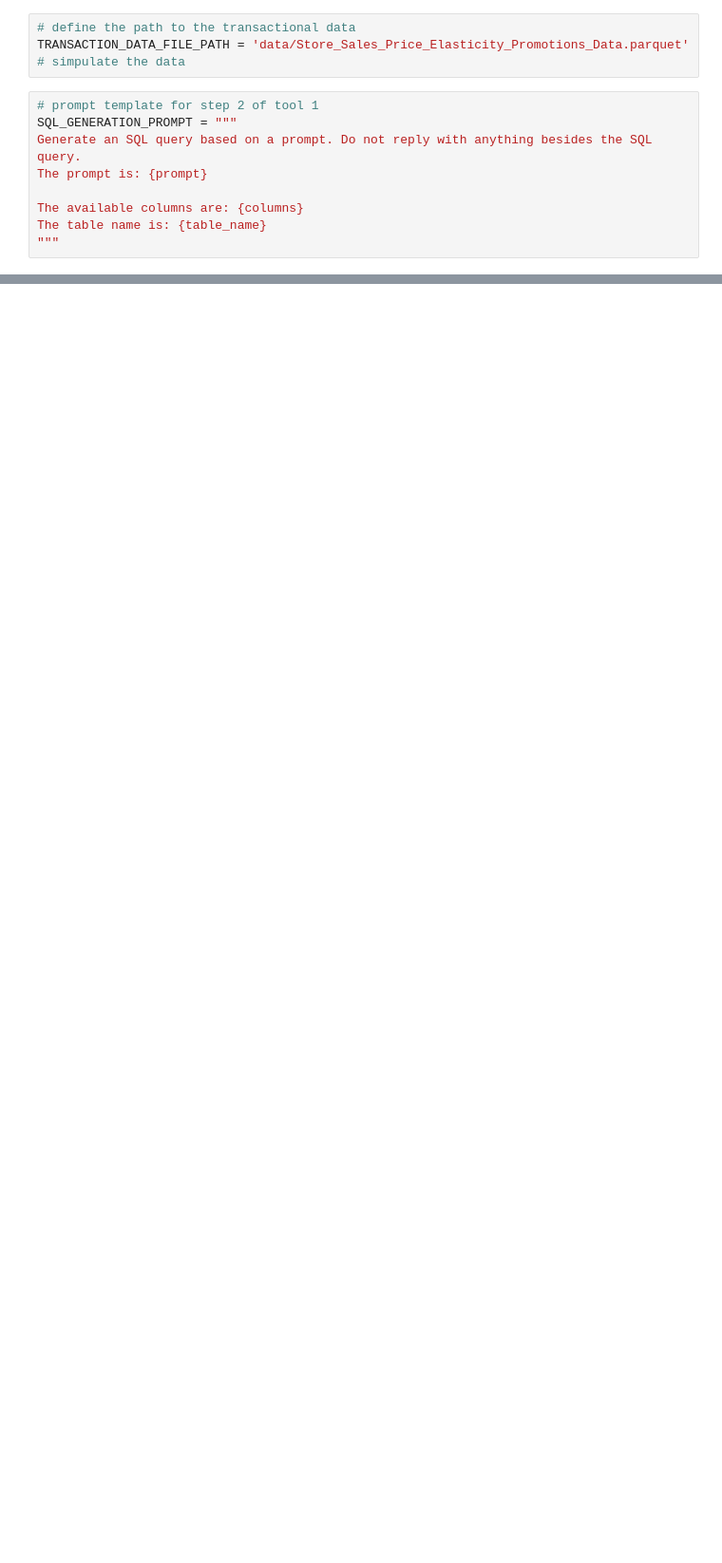
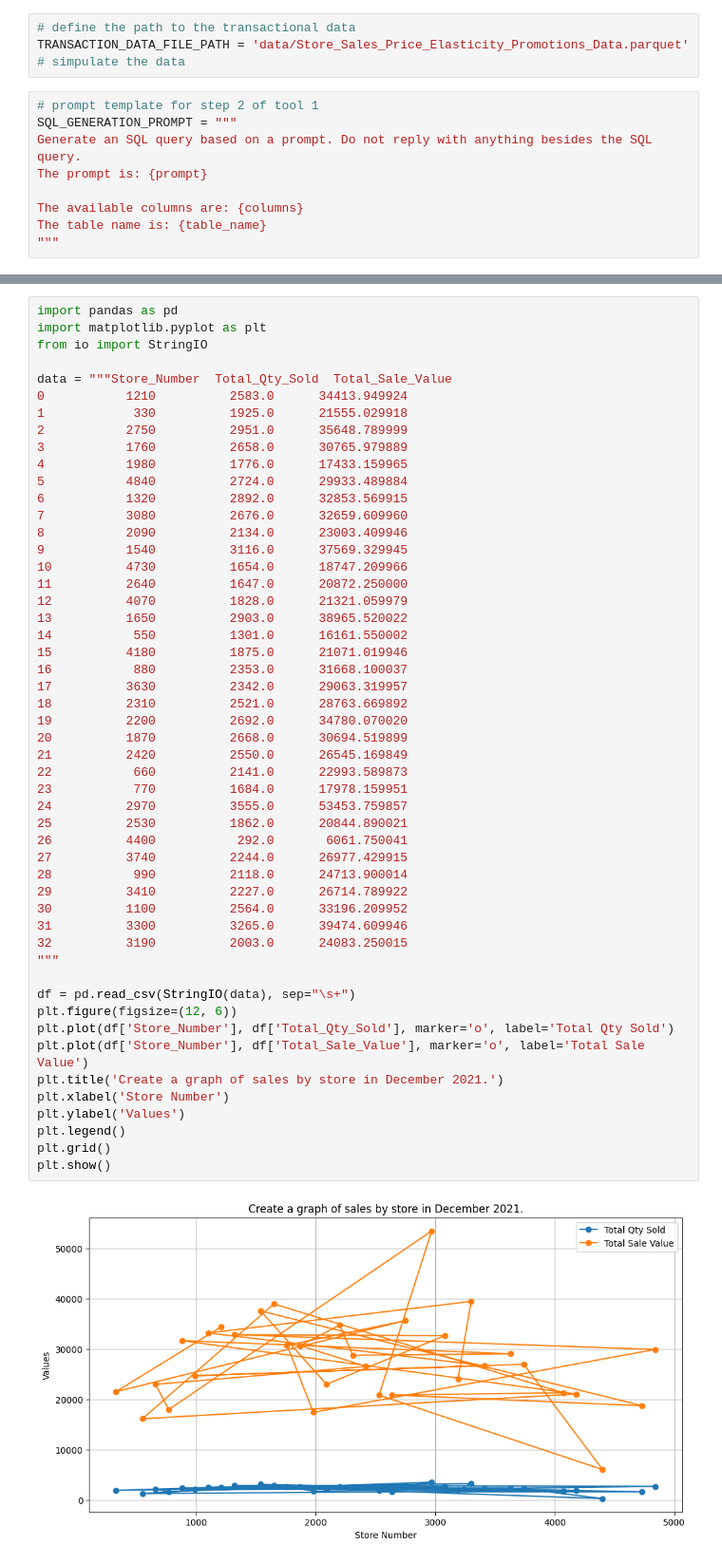
Before and after one commit to nitinsb/GenAI-Practice, a Jupyter notebook: evaluation/Building_agents.ipynb, the cells around one changed output, grey strips where cells are left out. Shown at 95% size. Drawn from its saved outputs; the diff is of its cells as text; blank space fills up the shorter version.

```diff
--- a/evaluation/Building_agents.ipynb
+++ b/evaluation/Building_agents.ipynb
@@ -97,0 +506,53 @@ The table name is: {table_name}
+# %%
+import pandas as pd
+import matplotlib.pyplot as plt
+from io import StringIO
+
+data = """Store_Number  Total_Qty_Sold  Total_Sale_Value
+0           1210          2583.0      34413.949924
+1            330          1925.0      21555.029918
+2           2750          2951.0      35648.789999
+3           1760          2658.0      30765.979889
+4           1980          1776.0      17433.159965
+5           4840          2724.0      29933.489884
+6           1320          2892.0      32853.569915
+7           3080          2676.0      32659.609960
+8           2090          2134.0      23003.409946
+9           1540          3116.0      37569.329945
+10          4730          1654.0      18747.209966
+11          2640          1647.0      20872.250000
+12          4070          1828.0      21321.059979
+13          1650          2903.0      38965.520022
+14           550          1301.0      16161.550002
+15          4180          1875.0      21071.019946
+16           880          2353.0      31668.100037
+17          3630          2342.0      29063.319957
+18          2310          2521.0      28763.669892
+19          2200          2692.0      34780.070020
+20          1870          2668.0      30694.519899
+21          2420          2550.0      26545.169849
+22           660          2141.0      22993.589873
+23           770          1684.0      17978.159951
+24          2970          3555.0      53453.759857
+25          2530          1862.0      20844.890021
+26          4400           292.0       6061.750041
+27          3740          2244.0      26977.429915
+28           990          2118.0      24713.900014
+29          3410          2227.0      26714.789922
+30          1100          2564.0      33196.209952
+31          3300          3265.0      39474.609946
+32          3190          2003.0      24083.250015
+"""
+
+df = pd.read_csv(StringIO(data), sep="\s+")
+plt.figure(figsize=(12, 6))
+plt.plot(df['Store_Number'], df['Total_Qty_Sold'], marker='o', label='Total Qty Sold')
+plt.plot(df['Store_Number'], df['Total_Sale_Value'], marker='o', label='Total Sale Value')
+plt.title('Create a graph of sales by store in December 2021.')
+plt.xlabel('Store Number')
+plt.ylabel('Values')
+plt.legend()
+plt.grid()
+plt.show()
+# %% [output]
+[figure, added]
```
Also changed, not shown: parts of 30 cells of this notebook, 2 other files.
